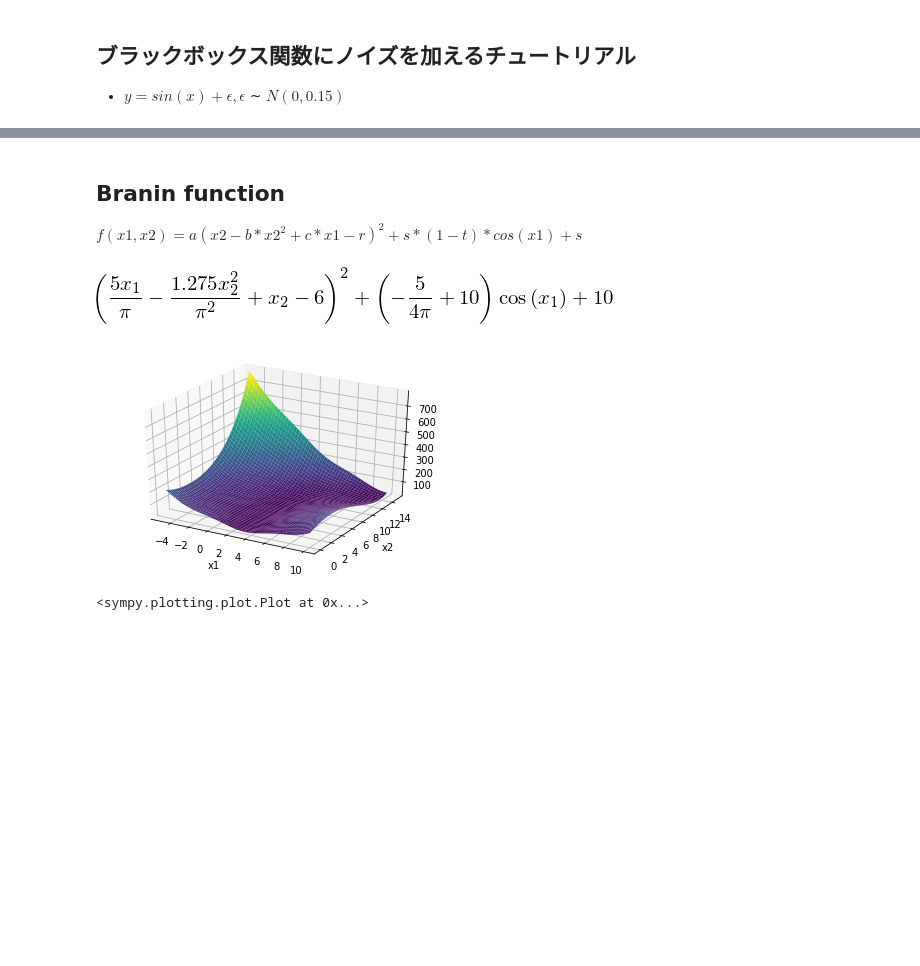
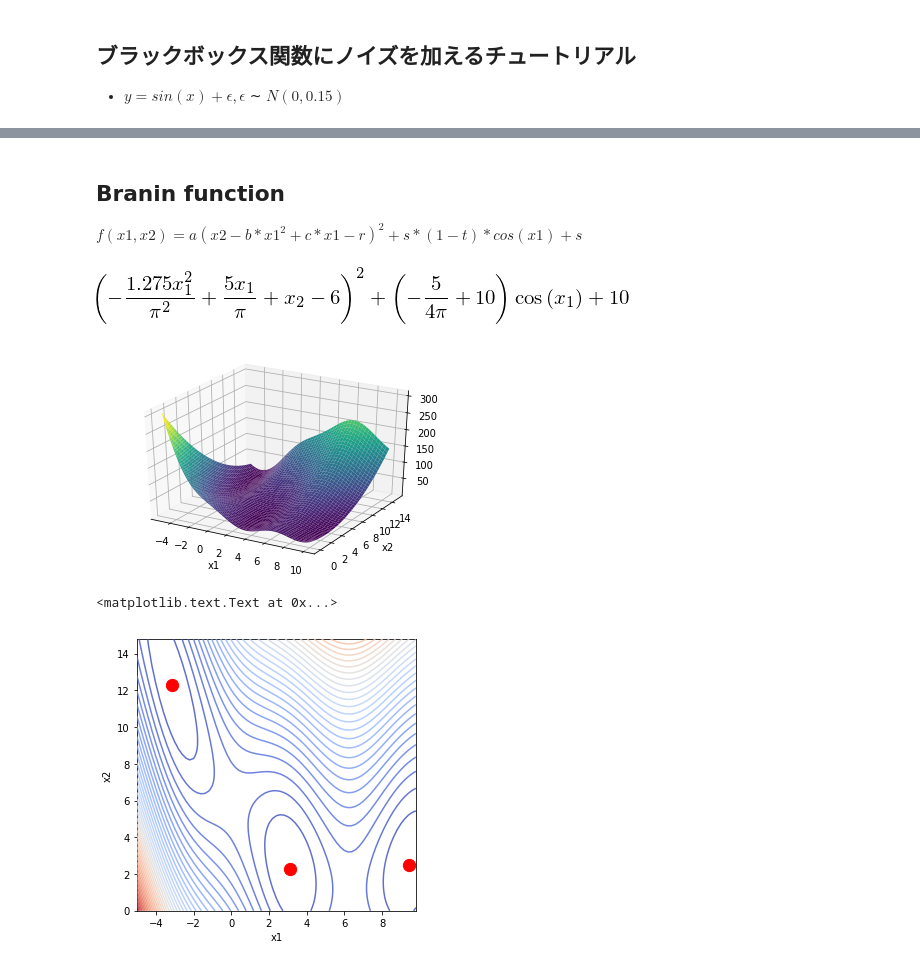
Before and after one commit to tkda-h3/krawczyk_method, a Jupyter notebook: generate_psuedo_data_for_regression.ipynb, the cells around one changed output, grey strips where cells are left out. Drawn from its saved outputs; the diff is of its cells as text; code cells hidden in the pictures; blank space fills up the shorter version.

```diff
--- a/generate_psuedo_data_for_regression.ipynb
+++ b/generate_psuedo_data_for_regression.ipynb
@@ -36,25 +37,44 @@ plt.plot(_X, y, 'ro')
 # %% [markdown]
 ## Branin function
-$f(x1, x2) = a(x2 - b*x2^2 + c*x1 - r)^2 + s*(1-t)*cos(x1) + s$
+$f(x1, x2) = a(x2 - b*x1^2 + c*x1 - r)^2 + s*(1-t)*cos(x1) + s$
 # %%
 x1, x2, x3 = symbols('x1:%d' % (3+1))
 
 a = 1
 b = 5.1 / (4*(pi**2))
 c = 5 / pi
 r = 6
 s = 10
 t = 1 / (8*pi)
 
-f_expr =  a*(x2 - b*x2**2 + c*x1 - r)**2 + s*(1-t)*cos(x1) + s
-f = lambdify((x1, x2), f_expr, "numpy")
+f_expr =  a*(x2 - b*x1**2 + c*x1 - r)**2 + s*(1-t)*cos(x1) + s
 display(f_expr)
 
 plot3d(f_expr, (x1, -5, 10), (x2, 0, 15), xlabel='x1', ylabel='x2')
+
+
+f = lambdify((x1, x2), f_expr, "numpy")
+
+x = np.arange(-5, 10, 0.2)
+y = np.arange(0, 15, 0.2)
+X, Y =  np.meshgrid(x, y)
+
+Z = np.array([f(*x) for x in np.array([X.flatten(), Y.flatten()]).T ]).reshape(X.shape)
+
+plt.figure(figsize=(5,5))
+plt.contour(X, Y, Z, 50, zorder=1000, alpha=0.8, shading='gouraud', cmap=plt.cm.coolwarm)
+
+
+data = np.array([(float(-pi.evalf()), 12.275), (float(pi.evalf()), 2.275), (9.42478, 2.475) ])
+score = [f(*x) for x in data]
+plt.scatter(data[:,0], data[:, 1], s=150, c='red', marker="o")
+plt.xlabel('x1')
+plt.ylabel('x2')
 # %% [output]
-[figure, old version]
+[figure, new version]
-[figure, old version]
+[figure, new version]
-<sympy.plotting.plot.Plot at 0x...>
+<matplotlib.text.Text at 0x...>
+[figure, added]
 # %%
 seed(2345)
 sample_num = 100
```
Also changed, not shown: parts of 8 cells of this notebook.
